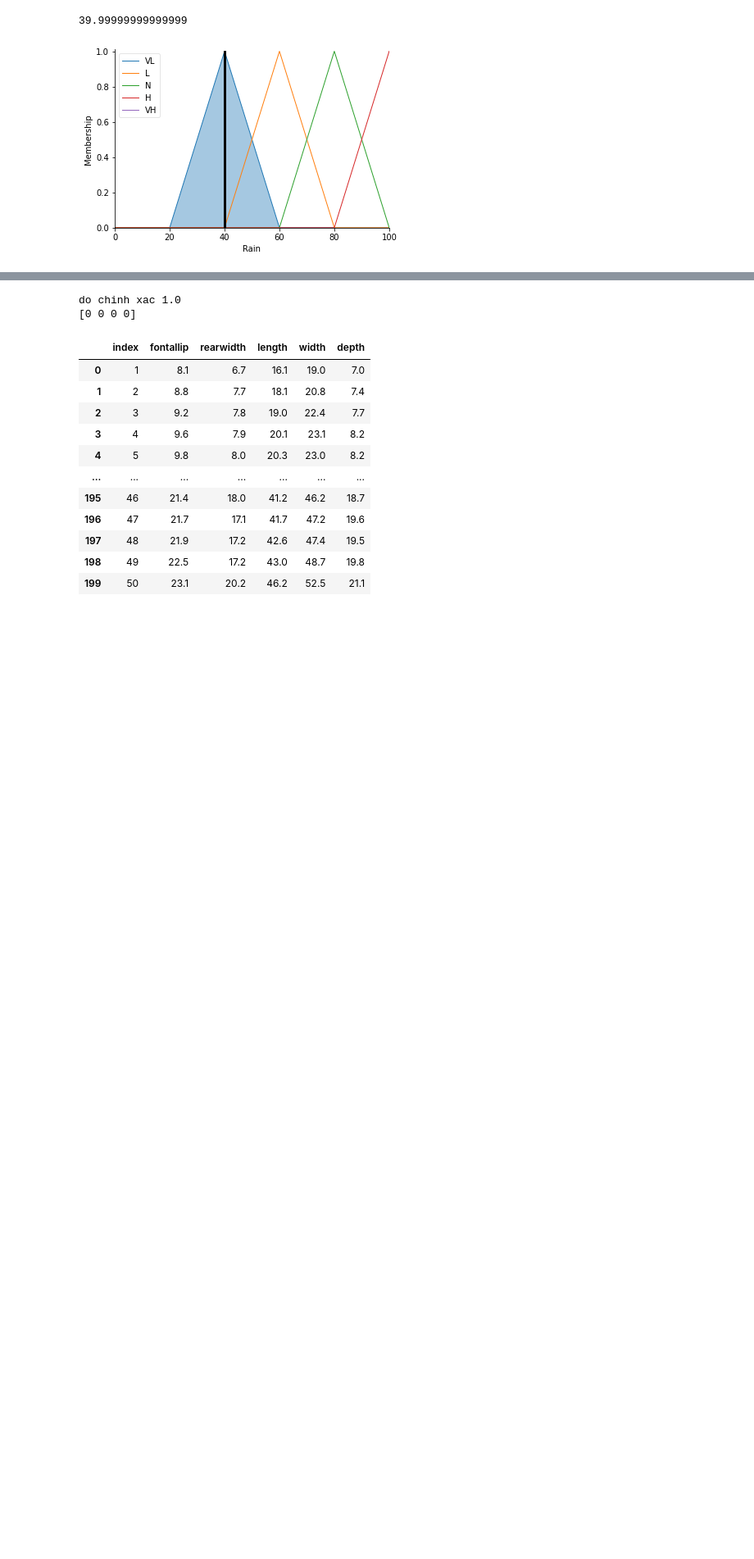
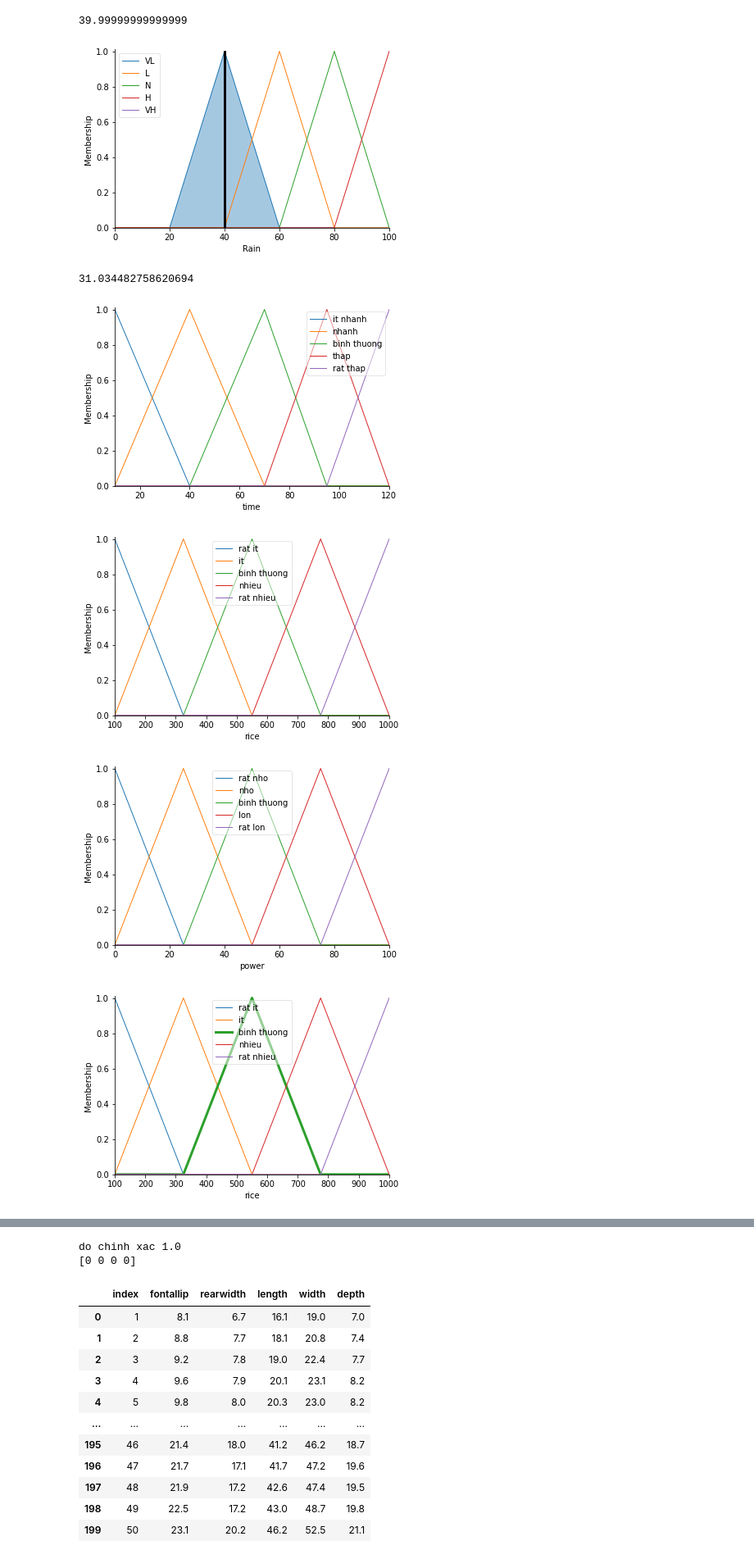
Before and after one commit to Vinh1207/Phan-Cao-Vinh, a Jupyter notebook: AI.ipynb, the cells around one changed output, grey strips where cells are left out. Shown: that part at 82% size. Saved outputs shown, nothing was run; the diff lists cells and outputs as text; code cells hidden in the pictures; blank space fills up the shorter version.

```diff
--- a/AI.ipynb
+++ b/AI.ipynb
@@ -400,3 +400,67 @@ Rain.view(sim = raining)
 # %% [output]
 39.99999999999999
 [figure]
+# %%
+import numpy as np
+import skfuzzy as fuzz
+from skfuzzy import control as ctrl
+time = ctrl.Antecedent(np.arange(10,121,5),'time')
+rice = ctrl.Antecedent(np.arange(100,1001,5),'rice')
+power = ctrl.Consequent(np.arange(0,101,5),'power')
+time['it nhanh']=fuzz.trimf(time.universe,[10,10,40])
+time['nhanh']=fuzz.trimf(time.universe,[10,40,70])
+time['binh thuong']=fuzz.trimf(time.universe,[40,70,95])
+time['thap']=fuzz.trimf(time.universe,[70,95,120])
+time['rat thap']=fuzz.trimf(time.universe,[95,120,120])
+rice['rat it']=fuzz.trimf(rice.universe,[100,100,325])
+rice['it']=fuzz.trimf(rice.universe,[100,325,550])
+rice['binh thuong']=fuzz.trimf(rice.universe,[325,550,775])
+rice['nhieu']=fuzz.trimf(rice.universe,[550,775,1000])
+rice['rat nhieu']=fuzz.trimf(rice.universe,[775,1000,1000])
+power['rat nho']=fuzz.trimf(power.universe,[0,0,25])
+power['nho']=fuzz.trimf(power.universe,[0,25,50])
+power['binh thuong']=fuzz.trimf(power.universe,[25,50,75])
+power['lon']=fuzz.trimf(power.universe,[50,75,100])
+power['rat lon']=fuzz.trimf(power.universe,[75,100,100])
+time.view()
+rice.view()
+power.view()
+rice['binh thuong'].view()
+rule1 = ctrl.Rule(time['it nhanh']&rice['rat it'],power['rat nho'])
+rule2 = ctrl.Rule(time['it nhanh']&rice['it'],power['rat nho'])
+rule3 = ctrl.Rule(time['it nhanh']&rice['binh thuong'],power['rat nho'])
+rule4 = ctrl.Rule(time['it nhanh']&rice['nhieu'],power['nho'])
+rule5 = ctrl.Rule(time['it nhanh']&rice['rat nhieu'],power['binh thuong'])
+rule6 = ctrl.Rule(time['nhanh']&rice['rat it'],power['rat nho'])
+rule7 = ctrl.Rule(time['nhanh']&rice['it'],power['nho'])
+rule8 = ctrl.Rule(time['nhanh']&rice['binh thuong'],power['nho'])
+rule9 = ctrl.Rule(time['nhanh']&rice['nhieu'],power['binh thuong'])
+rule10 = ctrl.Rule(time['nhanh']&rice['rat nhieu'],power['lon'])
+rule11 = ctrl.Rule(time['binh thuong']&rice['rat it'],power['rat nho'])
+rule12 = ctrl.Rule(time['binh thuong']&rice['it'],power['nho'])
+rule13 = ctrl.Rule(time['binh thuong']&rice['binh thuong'],power['binh thuong'])
+rule14 = ctrl.Rule(time['binh thuong']&rice['nhieu'],power['lon'])
+rule15 = ctrl.Rule(time['binh thuong']&rice['rat nhieu'],power['rat lon'])
+rule16 = ctrl.Rule(time['thap']&rice['rat it'],power['nho'])
+rule17 = ctrl.Rule(time['thap']&rice['it'],power['binh thuong'])
+rule18 = ctrl.Rule(time['thap']&rice['binh thuong'],power['lon'])
+rule19 = ctrl.Rule(time['thap']&rice['nhieu'],power['lon'])
+rule20 = ctrl.Rule(time['thap']&rice['rat nhieu'],power['rat lon'])
+rule21 = ctrl.Rule(time['rat thap']&rice['rat it'],power['binh thuong'])
+rule22 = ctrl.Rule(time['rat thap']&rice['it'],power['lon'])
+rule23 = ctrl.Rule(time['rat thap']&rice['binh thuong'],power['rat lon'])
+rule24 = ctrl.Rule(time['rat thap']&rice['nhieu'],power['rat lon'])
+rule25 = ctrl.Rule(time['rat thap']&rice['rat nhieu'],power['rat lon'])
+powering_ctrl = ctrl.ControlSystem([rule1,rule2,rule3,rule4,rule5,rule6, rule7,rule8,rule9,rule10,rule11,rule12,rule13,rule14,rule15,rule16, rule17,rule18,rule19,rule20,rule21,rule22,rule23,rule24,rule25])
+powering = ctrl.ControlSystemSimulation(powering_ctrl)
+powering.input['time'] = 100
+powering.input['rice'] = 100
+powering.compute()
+print(powering.output['power'])
+power.view(sim=powering)
+# %% [output]
+31.034482758620694
+[figure, added]
+[figure, added]
+[figure, added]
+[figure, added]
```
Also changed, not shown: parts of 18 cells of this notebook.
